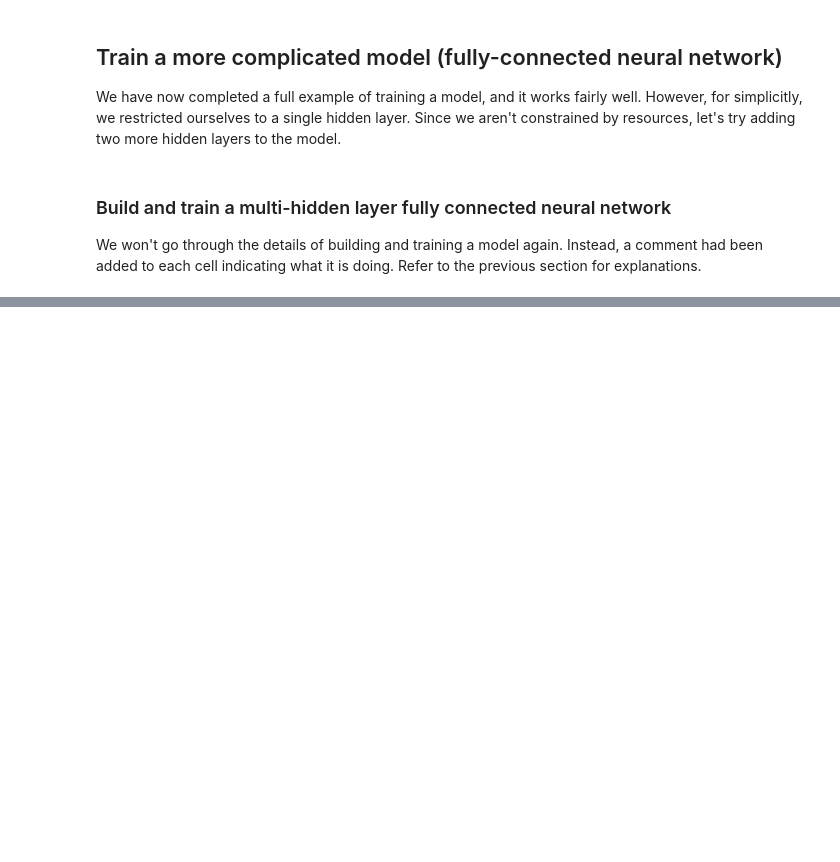
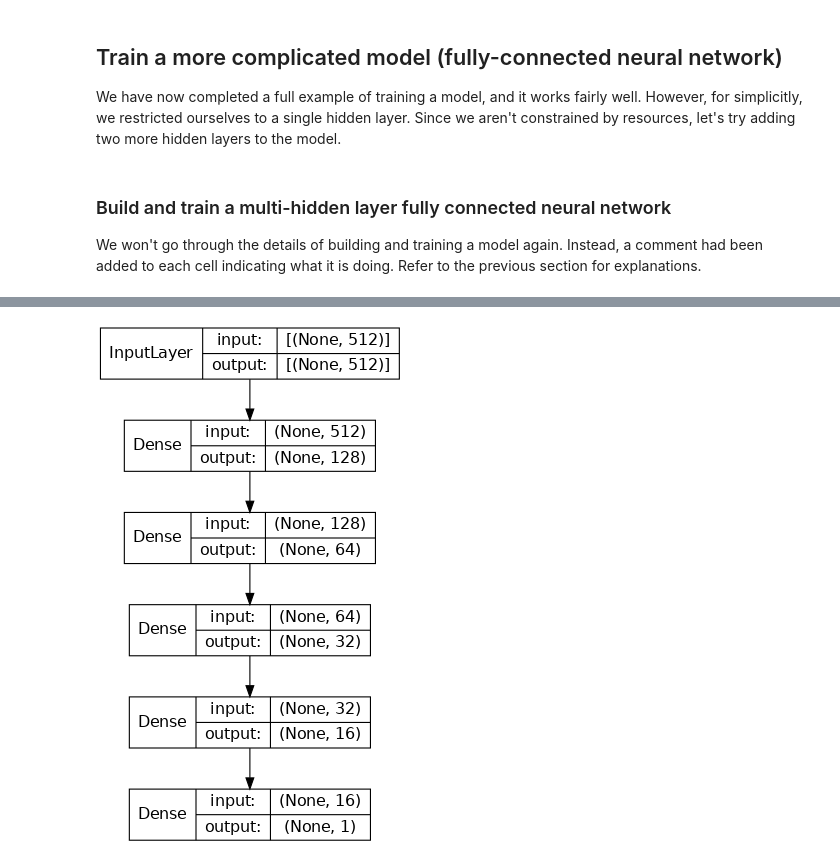
Before and after one commit to mark-r-anderson/NN-PSA-tutorial, a Jupyter notebook: classifier_training.ipynb, the cells around one changed output, grey strips where cells are left out. Cells and saved outputs as stored; diff of their text form; code cells hidden in the pictures; blank space fills up the shorter version.

```diff
--- a/classifier_training.ipynb
+++ b/classifier_training.ipynb
@@ -607,4 +615,11 @@ Trainable params: 70,065
 Non-trainable params: 0
 _________________________________________________________________
+# %%
+# Visualize the model.
+tf.keras.utils.plot_model(model_dense, "/tmp/dense.png",
+                          show_layer_names=False,
+                          show_shapes=True, dpi=80)
+# %% [output]
+[figure, added]
 # %%
 # Compile the model.
```
Also changed, not shown: parts of 34 cells of this notebook.
